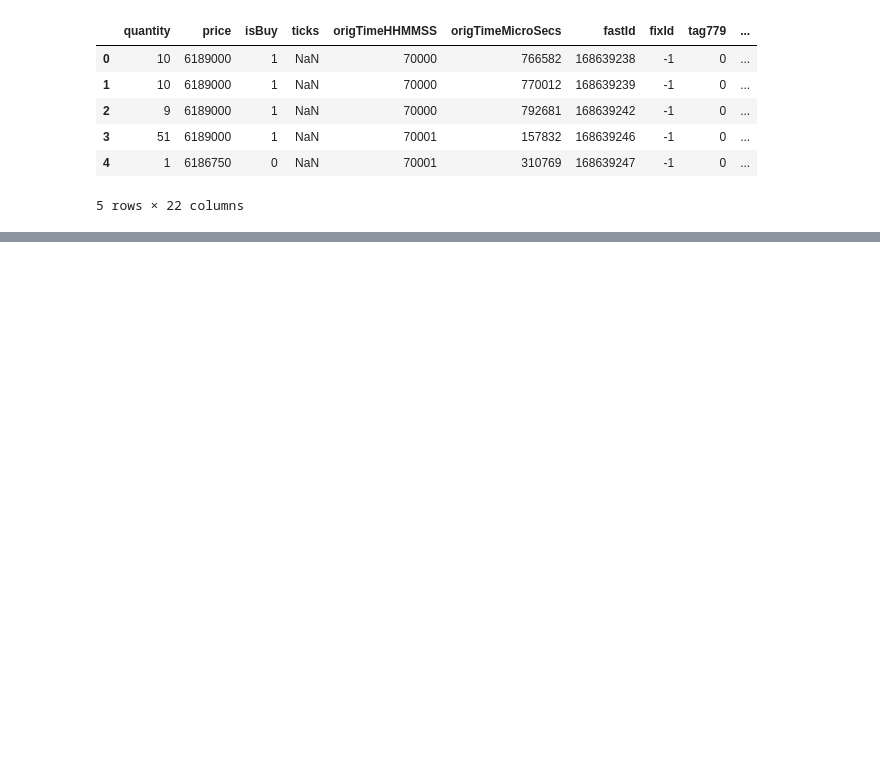
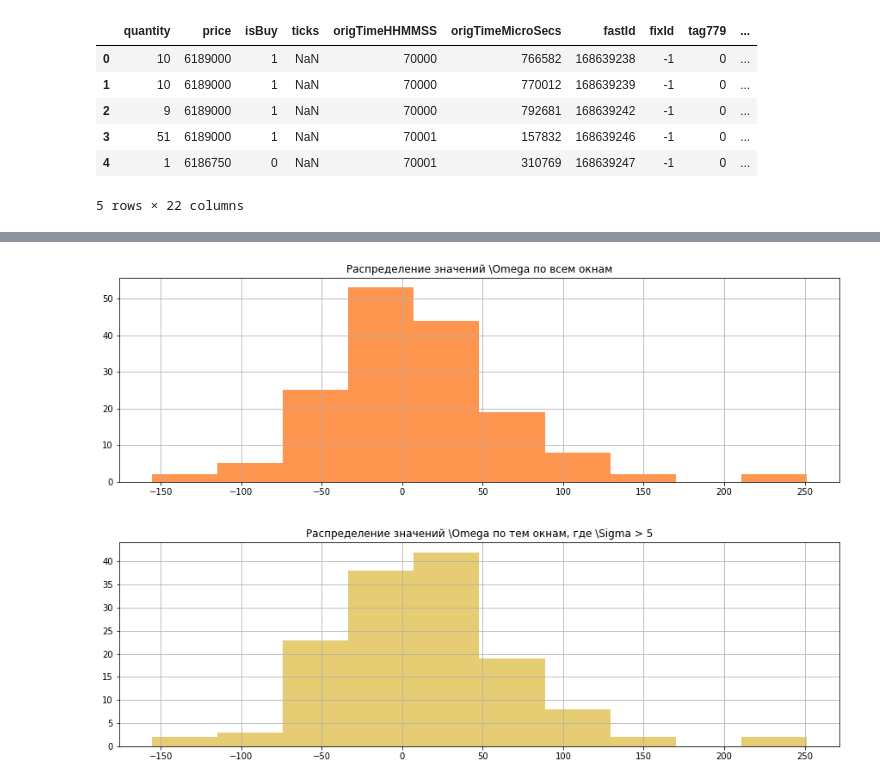
Before and after one commit to alisa-ludezh/ws_finance, a Jupyter notebook: RESTway.ipynb, the cells around one changed output, grey strips where cells are left out. Drawn from its saved outputs; the diff is of its cells as text; code cells hidden in the pictures; blank space fills up the shorter version.

```diff
--- a/RESTway.ipynb
+++ b/RESTway.ipynb
@@ -30,0 +46,4 @@ table2.head()
+# %%
+answer_TOD = my_func(table_TOD, 5)
+# %% [output]
+[figure, added]
```
Also changed, not shown: parts of 17 cells of this notebook.
